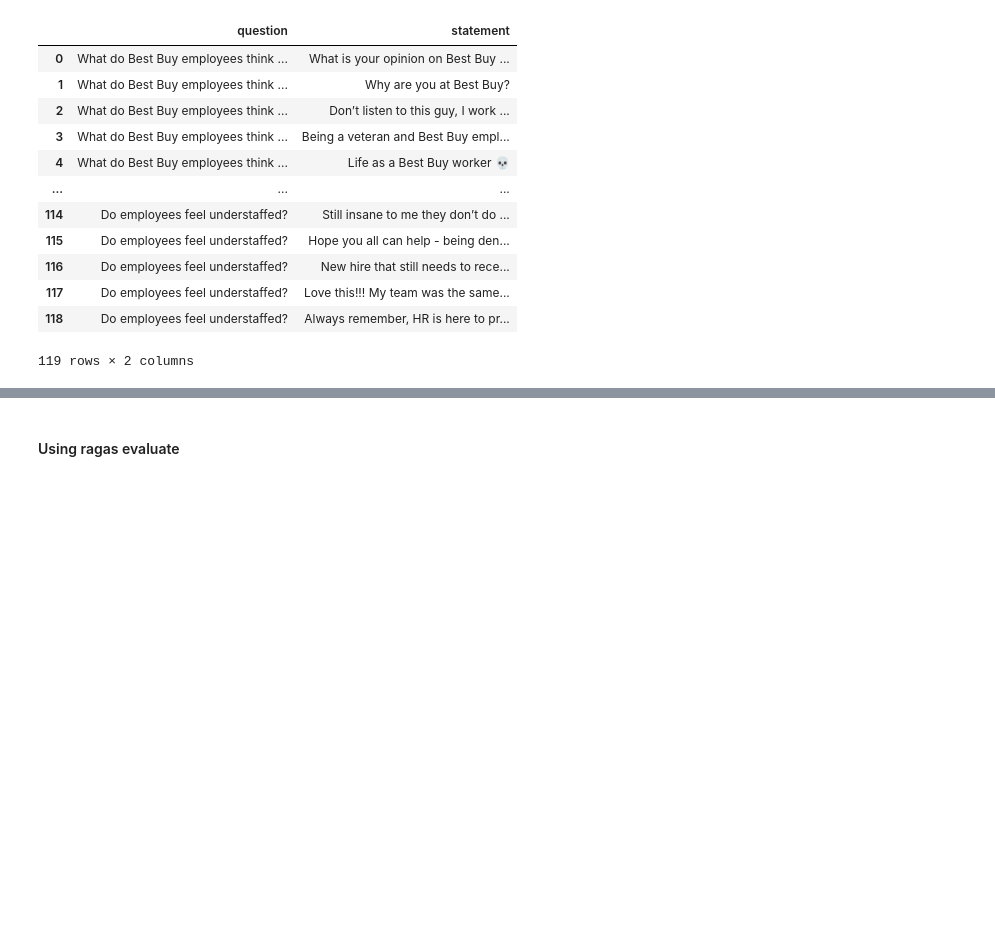
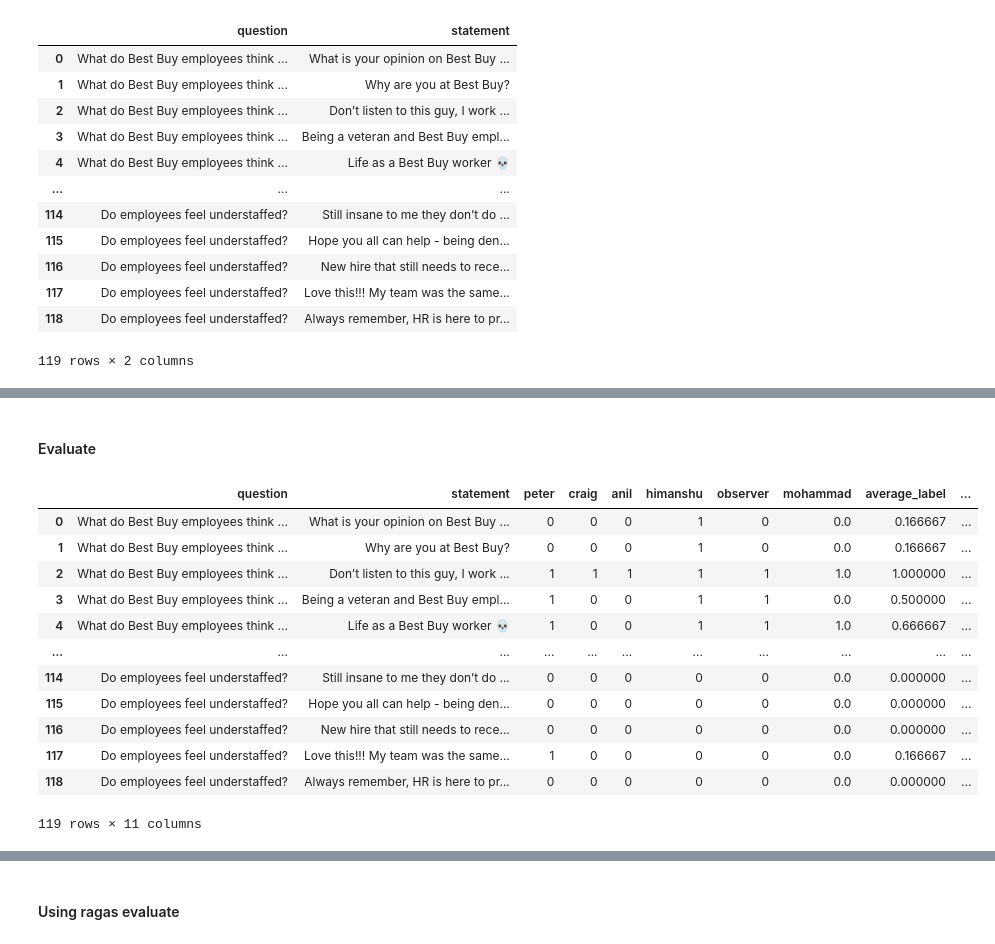
Before and after one commit to peter-mm-williams/aware-nlp, a Jupyter notebook: notebooks/PeterNotebooks/ollama-evaluator.ipynb, the cells around one changed output, grey strips where cells are left out. Drawn from its saved outputs; the diff is of its cells as text; code cells hidden in the pictures; blank space fills up the shorter version.

```diff
--- a/notebooks/PeterNotebooks/ollama-evaluator.ipynb
+++ b/notebooks/PeterNotebooks/ollama-evaluator.ipynb
@@ -158,9 +191,11 @@ class Evaluator:
             The statement provided is taken from employees of the company for which a question is asked.
             A statement should be labeled as relevant (true) if it provides information that helps answer the question.
             It does not need to answer the question directly, but it should provide at least something relevant to the question.
-            A rewording of the question without adding any personal perspective should be considered unrelevant (false).
+            A restatement of the question without adding any personal perspective should be considered irrelevant (false).
             For example, if the question is "What do employees have to say about promotions?", a statement like
-            "I have never gotten a raise" would be labeled as relevant.
+            "I have never gotten a raise" would be labeled as relevant (true); whereas, a statement like "Do employees promotions."
+            would be labeled as irrelevant (false).
+
             Please format the output as a dictionary with the following keys: "relevant", "reason".
             Relevant should be a boolean value indicating whether the statement is relevant to the question.
             Reason should be a string explaining why and how the statement is or is not relevant.
@@ -305,0 +381,35 @@ for i, row in samples_df.iterrows():
+# %% [markdown]
+#### Evaluate
+# %%
+import pandas as pd
+published_urls = {
+    'peter': 'https://docs.google.com/spreadsheets/d/e/2PACX-1vSpSp39dL7fapMm2wZD_AQriiXFB81j1M7UyZJPuGtsE1p0fpiWKX-cyYDy10SceVJol1kc-CrCe-ZZ/pub?gid=1213933157&single=true&output=csv',
+    'craig': 'https://docs.google.com/spreadsheets/d/e/2PACX-1vRdU37NHc1rufQXqgFj8x3yVFLNHwsLuDXHN_-LHduZWQEc4uq0T7q8mleVBVclZPmdcV36EdX9xIIY/pub?output=csv',
+    'anil': 'https://docs.google.com/spreadsheets/d/e/2PACX-1vQSq5DnR6MoQ-W6L0fuliZfeql5SRrjeCtgf0cOwZRnltTM7NMiYv-8Lxsj169iqNSs-p5lXzt_1tW1/pub?output=csv',
+    'himanshu': 'https://docs.google.com/spreadsheets/d/e/2PACX-1vQnpgHyoYuuzdD-CVcFWosqJ7EGUITAhE7XW-X1-mzAfsbhqg_nItuP9vt9OOUq1ACXhFaZfzsiaagP/pub?output=csv',
+    'mohammad': 'https://docs.google.com/spreadsheets/d/e/2PACX-1vSLne6nuIwlLUy_c9pMRuE27dnD68YKY6wftO-0CYN_7WnP7iqUX2VWY5qC4fuSyNK9JVDZOTp16WhD/pub?output=csv',
+}
+labellers = list(published_urls.keys()) + ['observer']
+labelled_sample_dfs = [pd.read_csv(url) for url in published_urls.values()]
+df = labelled_sample_dfs[0]
+for i in range(1, len(labelled_sample_dfs)):
+    df = df.merge(labelled_sample_dfs[i], how='outer', on=['question', 'statement'])
+df.rename(columns = {name: name.lower() for name in df.columns}, inplace=True)
+df['average_label'] = df[labellers].mean(axis=1)
+df['label_sum'] = df[labellers].sum(axis=1)
+df['consensus'] = (df['label_sum']>=2).astype(int)
+df
+# %% [output]
+|  | question | statement | peter | craig | anil | himanshu | observer | mohammad | average_label | ... |
+| 0 | What do Best Buy employees think ... | What is your opinion on Best Buy ... | 0 | 0 | 0 | 1 | 0 | 0.0 | 0.166667 | ... |
+| 1 | What do Best Buy employees think ... | Why are you at Best Buy? | 0 | 0 | 0 | 1 | 0 | 0.0 | 0.166667 | ... |
+| 2 | What do Best Buy employees think ... | Don’t listen to this guy, I work ... | 1 | 1 | 1 | 1 | 1 | 1.0 | 1.000000 | ... |
+| 3 | What do Best Buy employees think ... | Being a veteran and Best Buy empl... | 1 | 0 | 0 | 1 | 1 | 0.0 | 0.500000 | ... |
+| 4 | What do Best Buy employees think ... | Life as a Best Buy worker 💀 | 1 | 0 | 0 | 1 | 1 | 1.0 | 0.666667 | ... |
+| ... | ... | ... | ... | ... | ... | ... | ... | ... | ... | ... |
+| 114 | Do employees feel understaffed? | Still insane to me they don’t do ... | 0 | 0 | 0 | 0 | 0 | 0.0 | 0.000000 | ... |
+| 115 | Do employees feel understaffed? | Hope you all can help - being den... | 0 | 0 | 0 | 0 | 0 | 0.0 | 0.000000 | ... |
+| 116 | Do employees feel understaffed? | New hire that still needs to rece... | 0 | 0 | 0 | 0 | 0 | 0.0 | 0.000000 | ... |
+| 117 | Do employees feel understaffed? | Love this!!! My team was the same... | 1 | 0 | 0 | 0 | 0 | 0.0 | 0.166667 | ... |
+| 118 | Do employees feel understaffed? | Always remember, HR is here to pr... | 0 | 0 | 0 | 0 | 0 | 0.0 | 0.000000 | ... |
+119 rows × 11 columns
```
Also changed, not shown: parts of 18 cells of this notebook, 1 other file.
